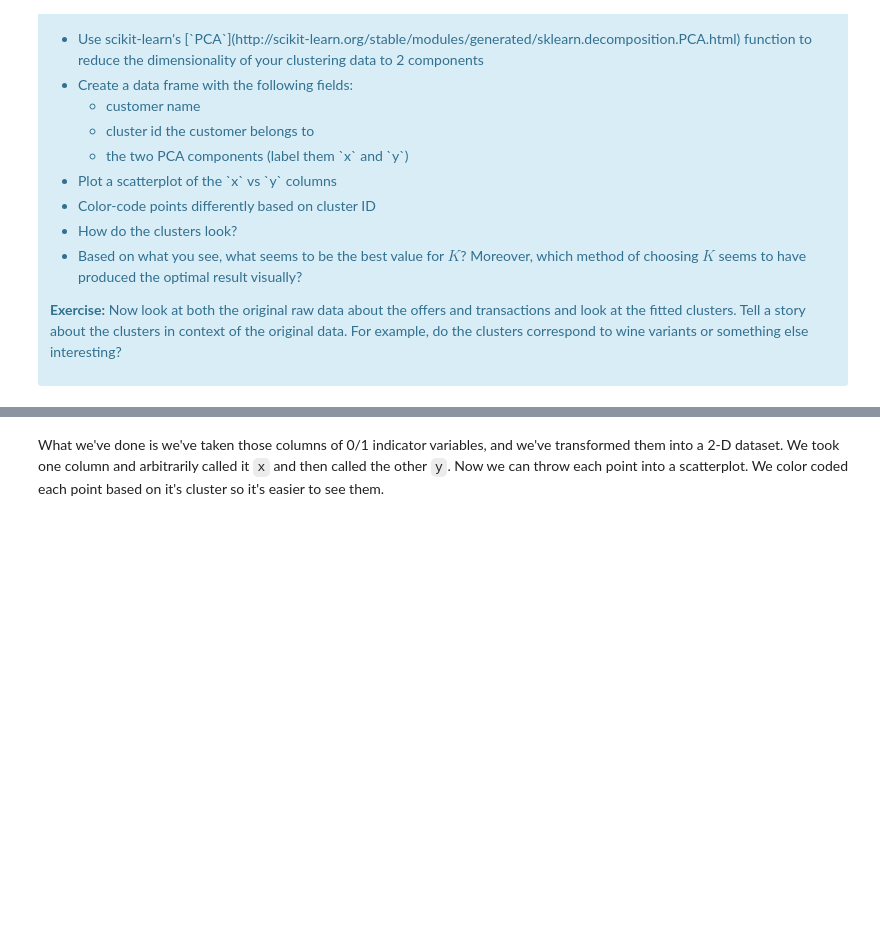
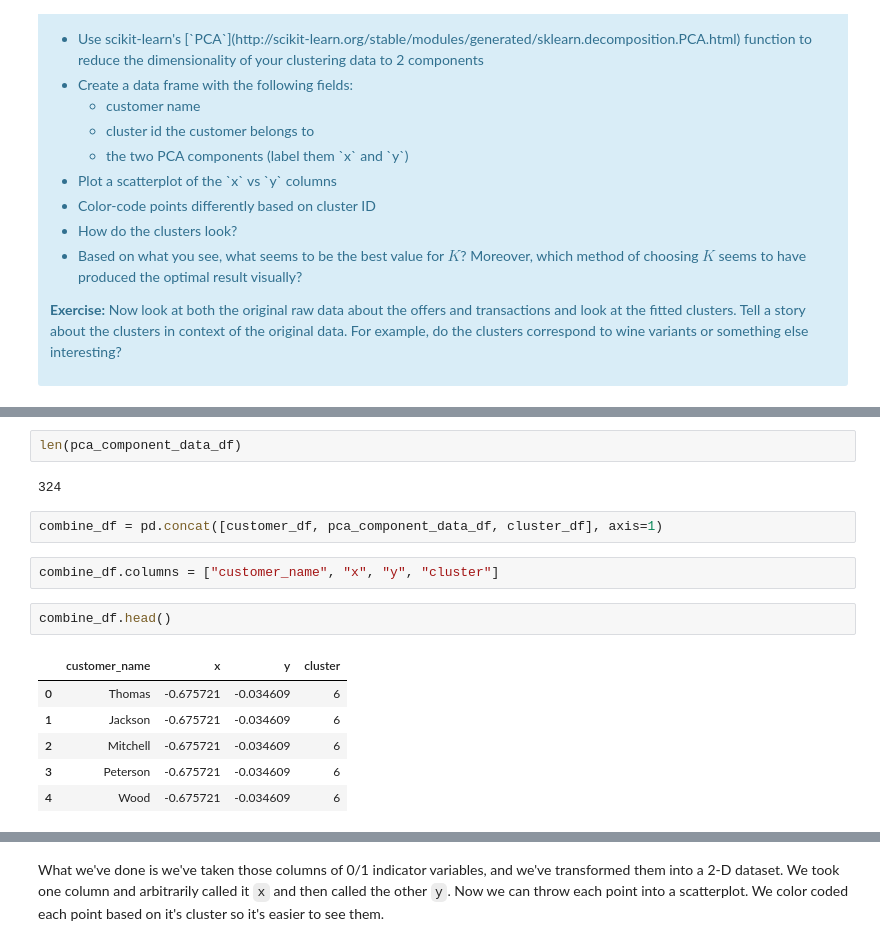
Before and after one commit to dudhatdhavalm/springboard-mini-projects, a Jupyter notebook: mec-16.2.6-clustering-mini-project/Mini_Project_Clustering.ipynb, the cells around one changed output, grey strips where cells are left out. Cells and saved outputs as stored; diff of their text form; blank space fills up the shorter version.

```diff
--- a/mec-16.2.6-clustering-mini-project/Mini_Project_Clustering.ipynb
+++ b/mec-16.2.6-clustering-mini-project/Mini_Project_Clustering.ipynb
@@ -536,0 +631,17 @@ This is only one use of PCA for dimension reduction. We can also use PCA when we
+# %%
+len(pca_component_data_df)
+# %% [output]
+324
+# %%
+combine_df = pd.concat([customer_df, pca_component_data_df, cluster_df], axis=1)
+# %%
+combine_df.columns = ["customer_name", "x", "y", "cluster"]
+# %%
+combine_df.head()
+# %% [output]
+|  | customer_name | x | y | cluster |
+| 0 | Thomas | -0.675721 | -0.034609 | 6 |
+| 1 | Jackson | -0.675721 | -0.034609 | 6 |
+| 2 | Mitchell | -0.675721 | -0.034609 | 6 |
+| 3 | Peterson | -0.675721 | -0.034609 | 6 |
+| 4 | Wood | -0.675721 | -0.034609 | 6 |
```
Also changed, not shown: parts of 33 cells of this notebook, 1 other file.
